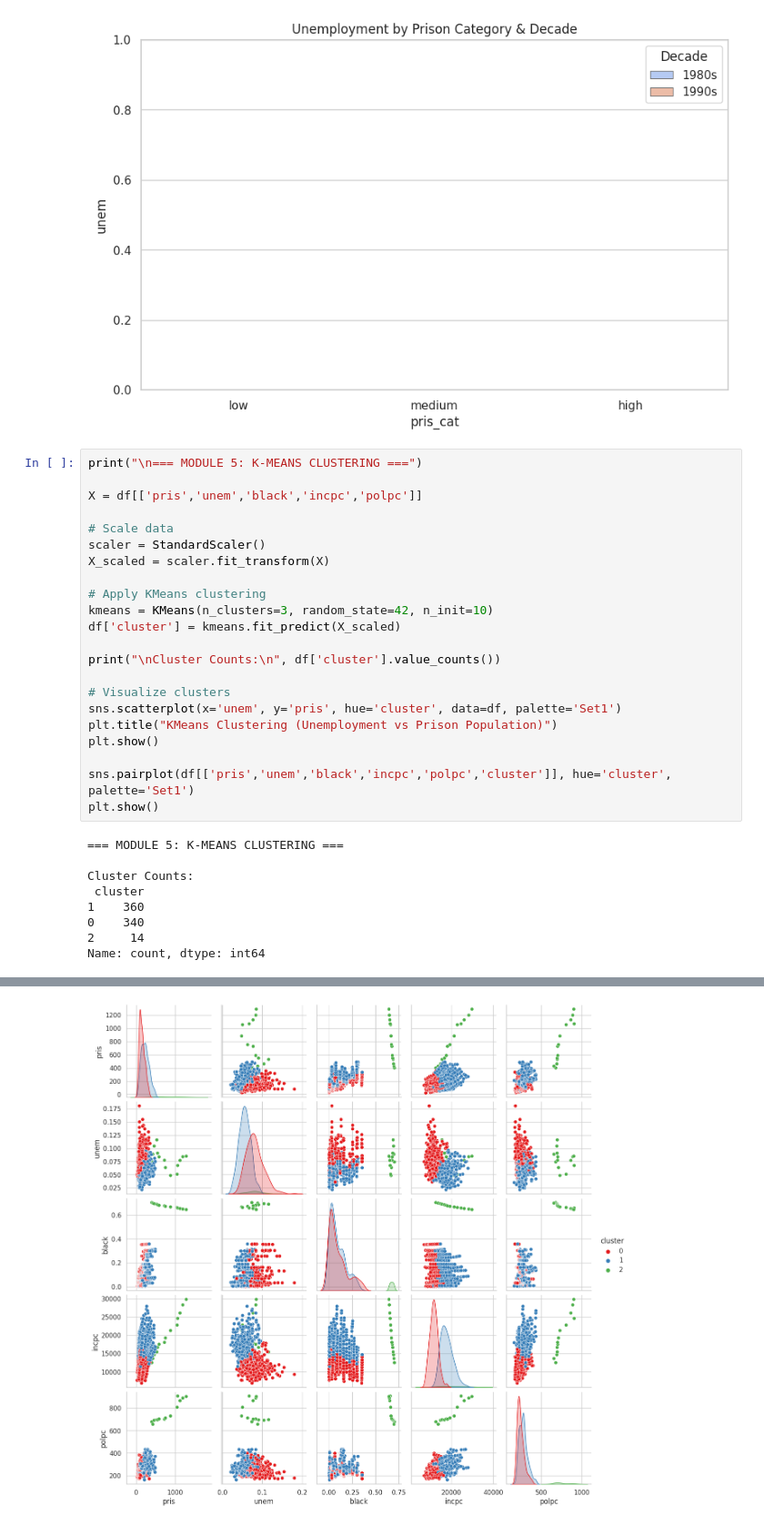
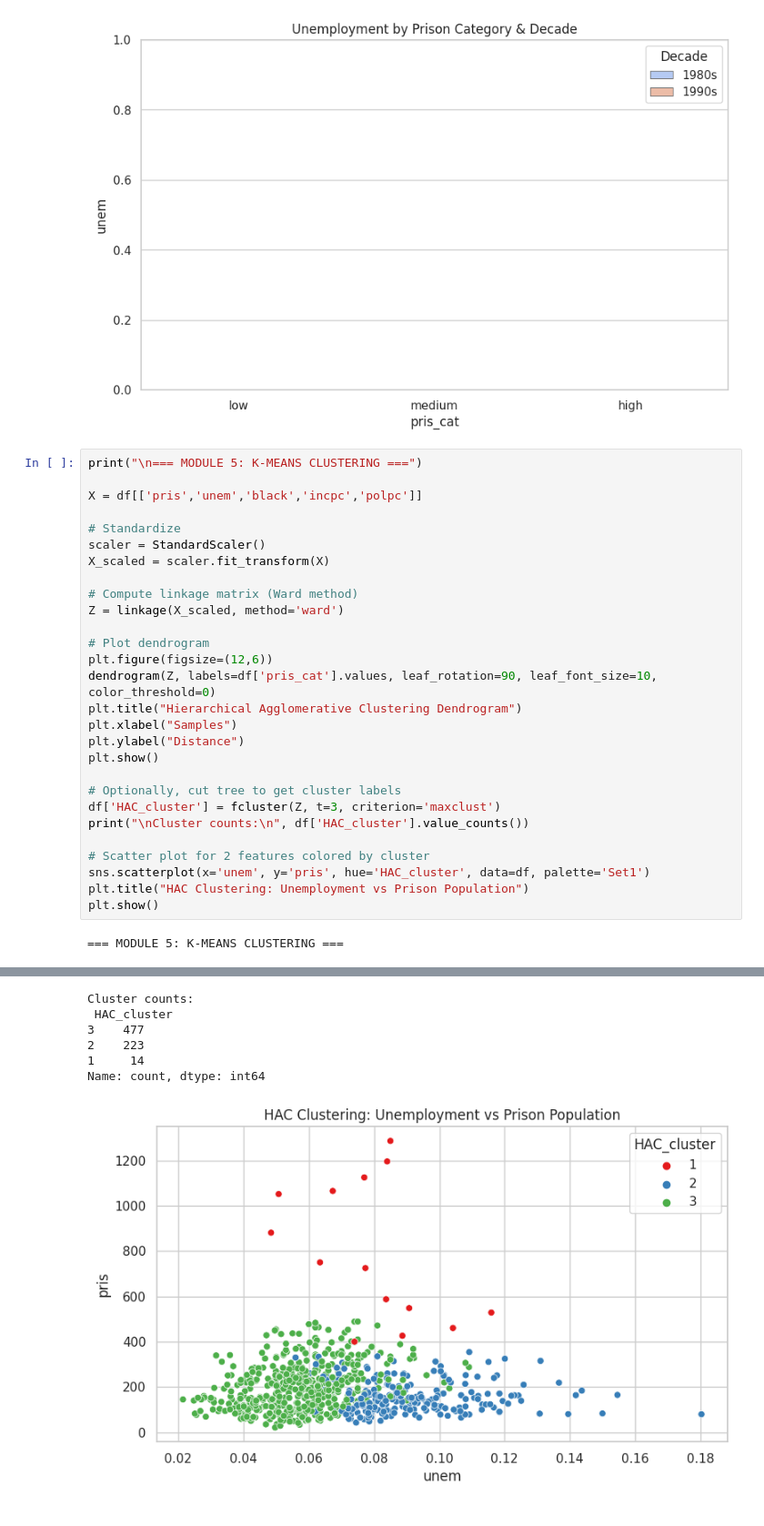
Before and after one commit to sivalinga438/EDA_project, a Jupyter notebook: 22BDS0339.ipynb, the cells around one changed output, grey strips where cells are left out. Shown at 91% size. Drawn from its saved outputs; the diff is of its cells as text.

```diff
--- a/22BDS0339.ipynb
+++ b/22BDS0339.ipynb
@@ -390,29 +392,28 @@ print("\n=== MODULE 5: K-MEANS CLUSTERING ===")
 
 X = df[['pris','unem','black','incpc','polpc']]
 
-# Scale data
+# Standardize
 scaler = StandardScaler()
 X_scaled = scaler.fit_transform(X)
 
-# Apply KMeans clustering
-kmeans = KMeans(n_clusters=3, random_state=42, n_init=10)
-df['cluster'] = kmeans.fit_predict(X_scaled)
+# Compute linkage matrix (Ward method)
+Z = linkage(X_scaled, method='ward')
 
-print("\nCluster Counts:\n", df['cluster'].value_counts())
-
-# Visualize clusters
-sns.scatterplot(x='unem', y='pris', hue='cluster', data=df, palette='Set1')
-plt.title("KMeans Clustering (Unemployment vs Prison Population)")
+# Plot dendrogram
+plt.figure(figsize=(12,6))
+dendrogram(Z, labels=df['pris_cat'].values, leaf_rotation=90, leaf_font_size=10, color_threshold=0)
+plt.title("Hierarchical Agglomerative Clustering Dendrogram")
+plt.xlabel("Samples")
+plt.ylabel("Distance")
 plt.show()
 
-sns.pairplot(df[['pris','unem','black','incpc','polpc','cluster']], hue='cluster', palette='Set1')
+# Optionally, cut tree to get cluster labels
+df['HAC_cluster'] = fcluster(Z, t=3, criterion='maxclust')
+print("\nCluster counts:\n", df['HAC_cluster'].value_counts())
+
+# Scatter plot for 2 features colored by cluster
+sns.scatterplot(x='unem', y='pris', hue='HAC_cluster', data=df, palette='Set1')
+plt.title("HAC Clustering: Unemployment vs Prison Population")
 plt.show()
 # %% [output]
 === MODULE 5: K-MEANS CLUSTERING ===
-
-Cluster Counts:
- cluster
-1    360
-0    340
-2     14
-Name: count, dtype: int64
@@ -420 +421,7 @@ Name: count, dtype: int64
+Cluster counts:
+ HAC_cluster
+3    477
+2    223
+1     14
+Name: count, dtype: int64
-[figure, old version]
+[figure, new version]
```
Also changed, not shown: parts of 3 cells of this notebook.
